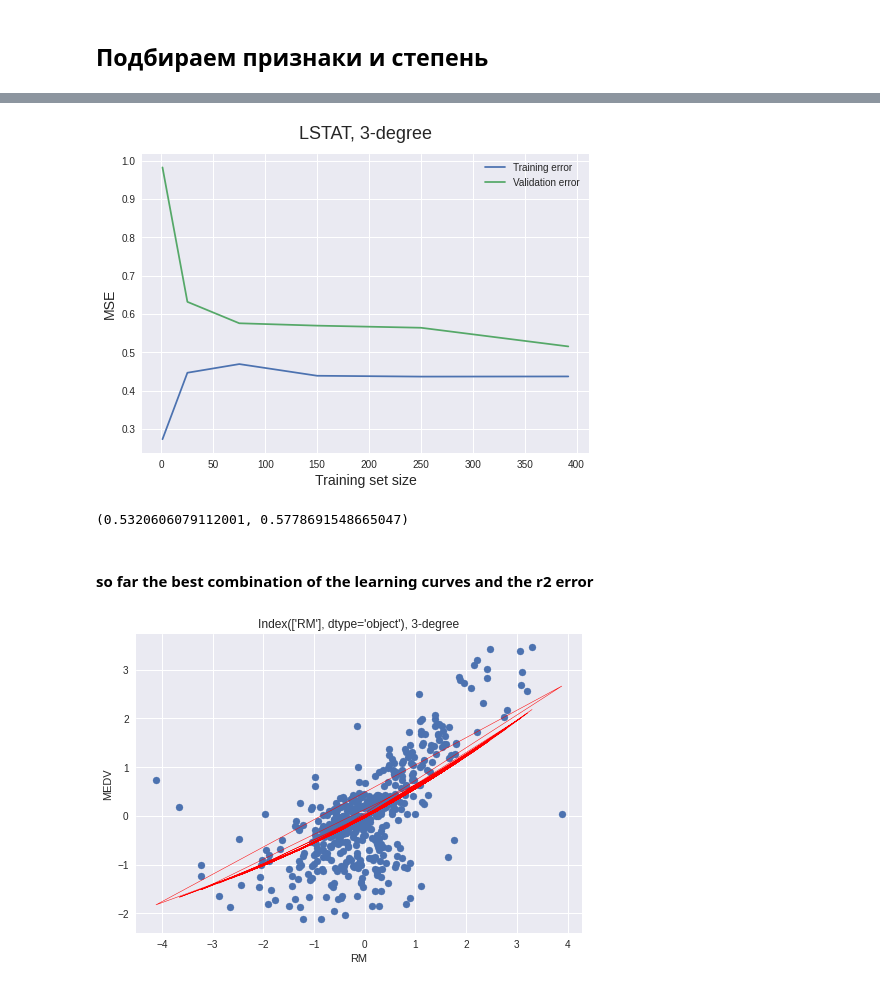
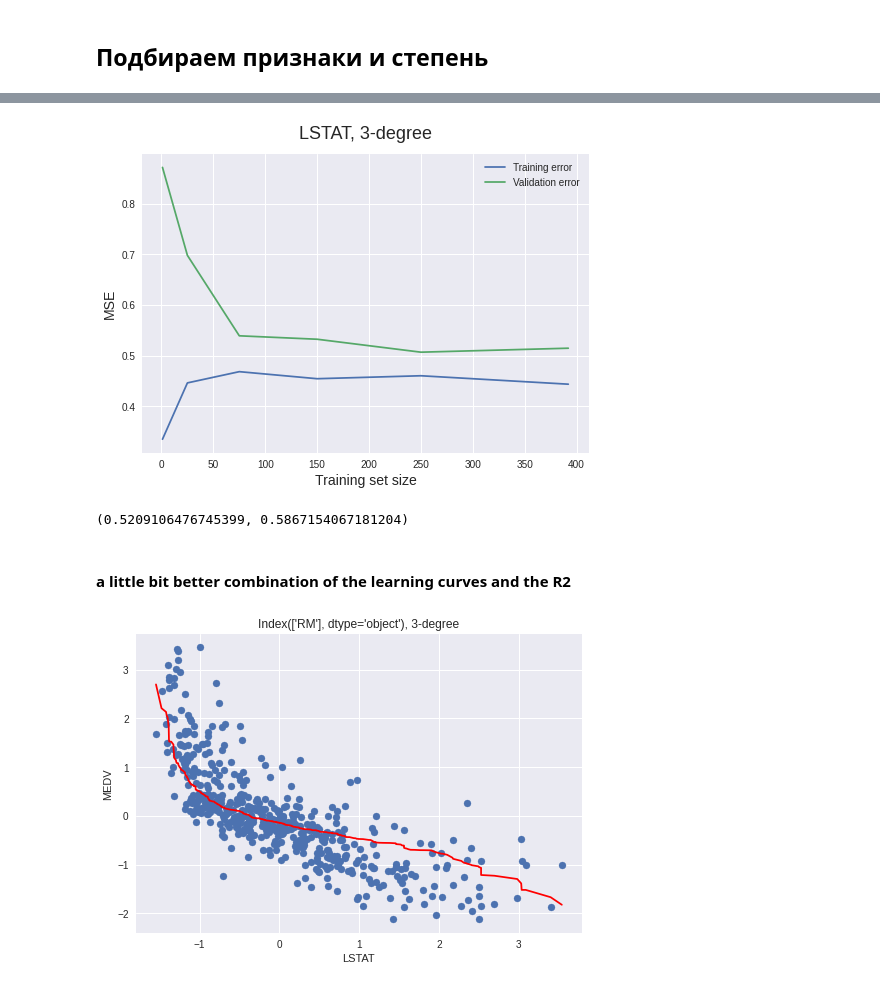
Before and after one commit to h3ic/cs102, a Jupyter notebook: homework12/Solution_Part2.ipynb, the cells around one changed output, grey strips where cells are left out. Saved outputs shown, nothing was run; the diff lists cells and outputs as text; code cells hidden in the pictures.

Commit message:
plot lines sorted; more features used; conclusion corrected

```diff
--- a/homework12/Solution_Part2.ipynb
+++ b/homework12/Solution_Part2.ipynb
@@ -122,8 +125,6 @@ class PolySGDR:
         X = poly.fit_transform(self.features)
         X_train, X_test, Y_train, Y_test =\
             train_test_split(X, self.y, test_size = 0.33, random_state = 18)
-        x_scaler = StandardScaler()
-        y_scaler = StandardScaler()
         X_train = x_scaler.fit_transform(X_train)
         Y_train = y_scaler.fit_transform(Y_train.values.reshape(-1, 1))
         X_test = x_scaler.transform(X_test)
@@ -148,11 +149,11 @@ class PolySGDR:
 
     def plot(self, spec_feature, xlabel):
         X_scaled = x_scaler.fit_transform(spec_feature)
-        plt.scatter(X_scaled, y_scaled)
+        plt.scatter(X_scaled, self.y_scaled)
         plt.xlabel(xlabel)
         plt.ylabel('MEDV')
         plt.title(f'{self.features.columns}, {self.degree}-degree')
-        plt.plot(X_scaled, self.predictions.reshape((490,)), lw=0.5, c='r');
+        plt.plot(sorted(X_scaled), sorted(self.predictions.reshape(490,), reverse=True), c='r');
 
     def curve(self, title):
         train_sizes, train_scores, validation_scores = learning_curve(
@@ -234,20 +235,20 @@ model4.plot(data[['LSTAT']], 'LSTAT')
 # %%
 model4.curve('LSTAT, 3-degree')
 # %% [output]
-[figure, old version]
+[figure, new version]
 # %%
 model4.mse, model4.r_squared
 # %% [output]
-(0.5320606079112001, 0.5778691548665047)
+(0.5209106476745399, 0.5867154067181204)
 # %% [markdown]
-#### so far the best combination of the learning curves and the r2 error
+#### a little bit better combination of the learning curves and the R2
 # %%
 model5 = PolySGDR(alpha=0.1)
 model5.make(features=data[['RM']], degree=3)
 # %%
-model5.plot(data[['RM']], 'RM')
+model5.plot(data[['LSTAT']], 'LSTAT')
 # %% [output]
-[figure, old version]
+[figure, new version]
 # %%
 model5.curve('RM, 3-degree')
 # %% [output]
```
Also changed, not shown: parts of 32 cells of this notebook.
